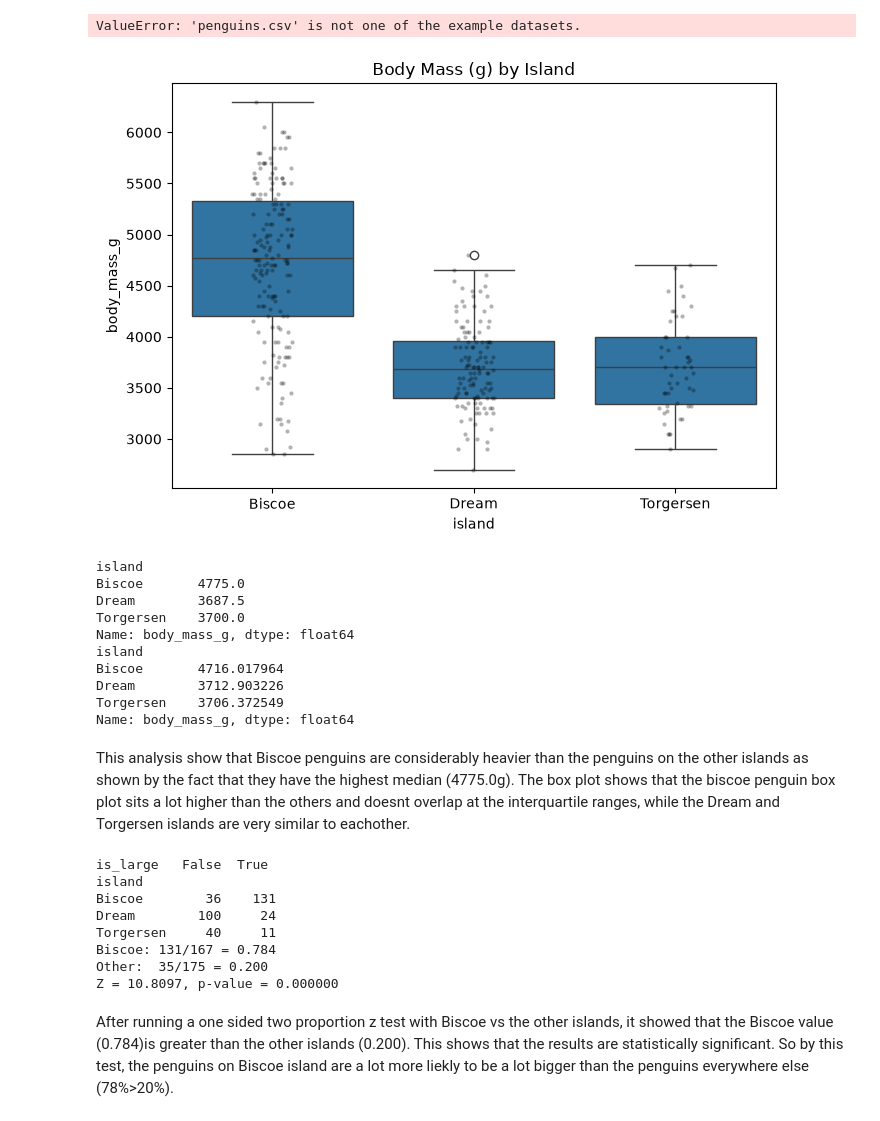
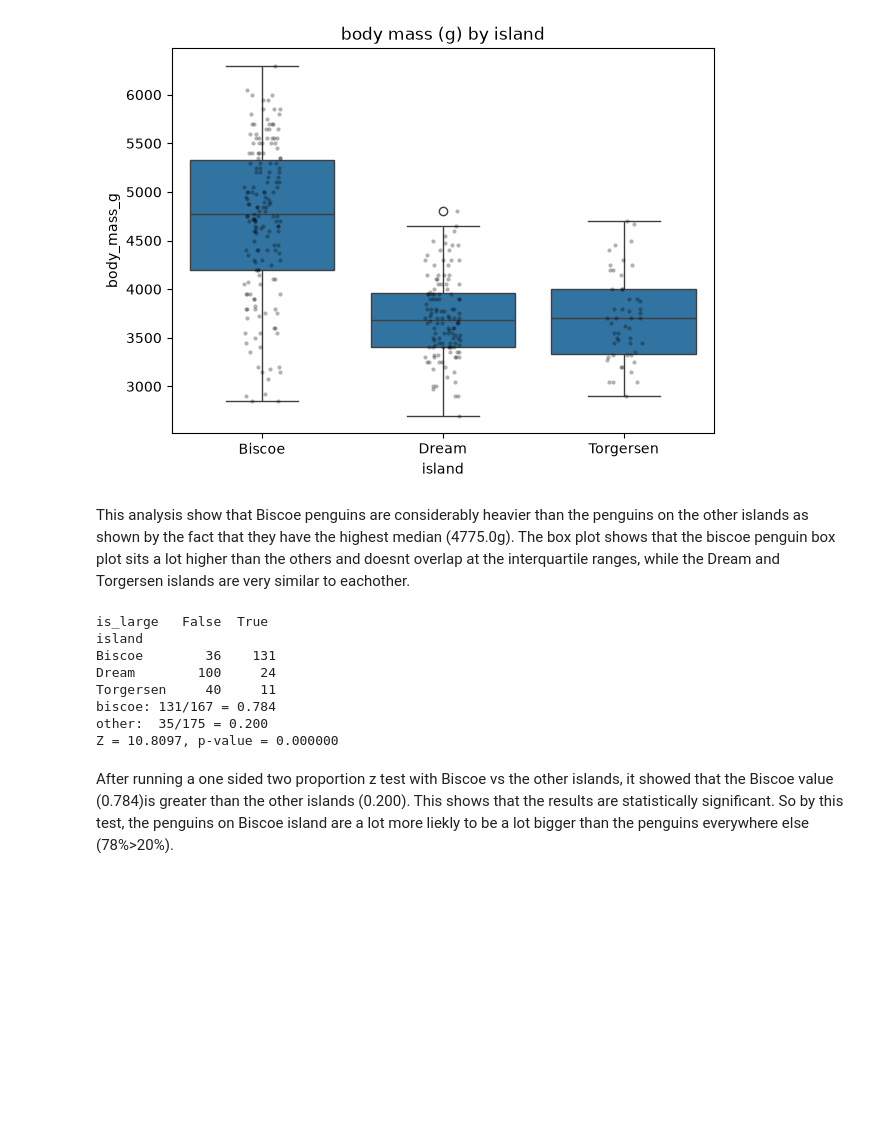
Before and after one commit to exoticlily25/ds6021-f26-qyc6ej, a Jupyter notebook: homework/lab1/act1.ipynb, the cells around one changed output. Drawn from its saved outputs; the diff is of its cells as text; code cells hidden in the pictures; blank space fills up the shorter version.

```diff
--- a/homework/lab1/act1.ipynb
+++ b/homework/lab1/act1.ipynb
@@ -2,33 +2,24 @@
 import seaborn as sns
 import matplotlib.pyplot as plt
 import pandas as pd
+import os
 from statsmodels.stats.proportion import proportions_ztest
-peng = sns.load_dataset('penguins').dropna(subset=['body_mass_g'])
+os.chdir('/Users/lior/DS6021/DS6021_F26/data')
+
+peng = pd.read_csv('penguins.csv').dropna(subset=['body_mass_g'])
-# %% [output]
-ValueError: 'penguins.csv' is not one of the example datasets.
 # %%
 #Body Mass of Penguins
 plt.figure(figsize=(7,5))
-sns.boxplot(data=peng, x='island', y='body_mass_g', order=['biscoe','dream','torgersen'])
-sns.stripplot(data=peng, x='island', y='body_mass_g', order=['biscoe','dream','torgersen'],
-              color='black', alpha=0.3, size=3) #used claude to clean this part
+island_order = ['Biscoe', 'Dream', 'Torgersen']
+
+sns.boxplot(data=peng, x='island', y='body_mass_g', order=island_order)
+sns.stripplot(data=peng, x='island', y='body_mass_g', order=island_order,
+              color='black', alpha=0.3, size=3)
+
 plt.title('body mass (g) by island')
-plt.tight_layout()
 plt.show()
-print(peng.groupby('island')['body_mass_g'].median())
-print(peng.groupby('island')['body_mass_g'].mean())
 # %% [output]
-[figure, old version]
+[figure, new version]
-island
-Biscoe       4775.0
-Dream        3687.5
-Torgersen    3700.0
-Name: body_mass_g, dtype: float64
-island
-Biscoe       4716.017964
-Dream        3712.903226
-Torgersen    3706.372549
-Name: body_mass_g, dtype: float64
 # %% [markdown]
 This analysis show that Biscoe penguins are considerably heavier than the penguins on the other islands as shown by the fact that they have the highest median (4775.0g). The box plot shows that the biscoe penguin box plot sits a lot higher than the others and doesnt overlap at the interquartile ranges, while the Dream and Torgersen islands are very similar to eachother.
 # %%
@@ -37,10 +28,10 @@ This analysis show that Biscoe penguins are considerably heavier than the pengui
 peng['is_large'] = peng['body_mass_g'] > peng['body_mass_g'].median()
 ct = pd.crosstab(peng['island'], peng['is_large'])
 print(ct)
-n_biscoe = (peng['island'] == 'biscoe').sum()
-n_other  = (peng['island'] != 'biscoe').sum()
-big_biscoe = ((peng['island'] == 'biscoe') & (peng['is_large'])).sum()
-big_other  = ((peng['island'] != 'biscoe')& (peng['is_large'])).sum()
+n_biscoe = (peng['island'] == 'Biscoe').sum()
+n_other  = (peng['island'] != 'Biscoe').sum()
+big_biscoe = ((peng['island'] == 'Biscoe') & (peng['is_large'])).sum()
+big_other  = ((peng['island'] != 'Biscoe')& (peng['is_large'])).sum()
 
 count = [big_biscoe, big_other]
 nobs  = [n_biscoe, n_other]
@@ -54,8 +45,8 @@ island
 Biscoe        36    131
 Dream        100     24
 Torgersen     40     11
-Biscoe: 131/167 = 0.784
-Other:  35/175 = 0.200
+biscoe: 131/167 = 0.784
+other:  35/175 = 0.200
 Z = 10.8097, p-value = 0.000000
 # %% [markdown]
 After running a one sided two proportion z test with Biscoe vs the other islands, it showed that the Biscoe value (0.784)is greater than the other islands (0.200). This shows that the results are statistically significant. So by this test, the penguins on Biscoe island are a lot more liekly to be a lot bigger than the penguins everywhere else (78%>20%).
```
Also changed, not shown: parts of 2 cells of this notebook, 3 other files.
